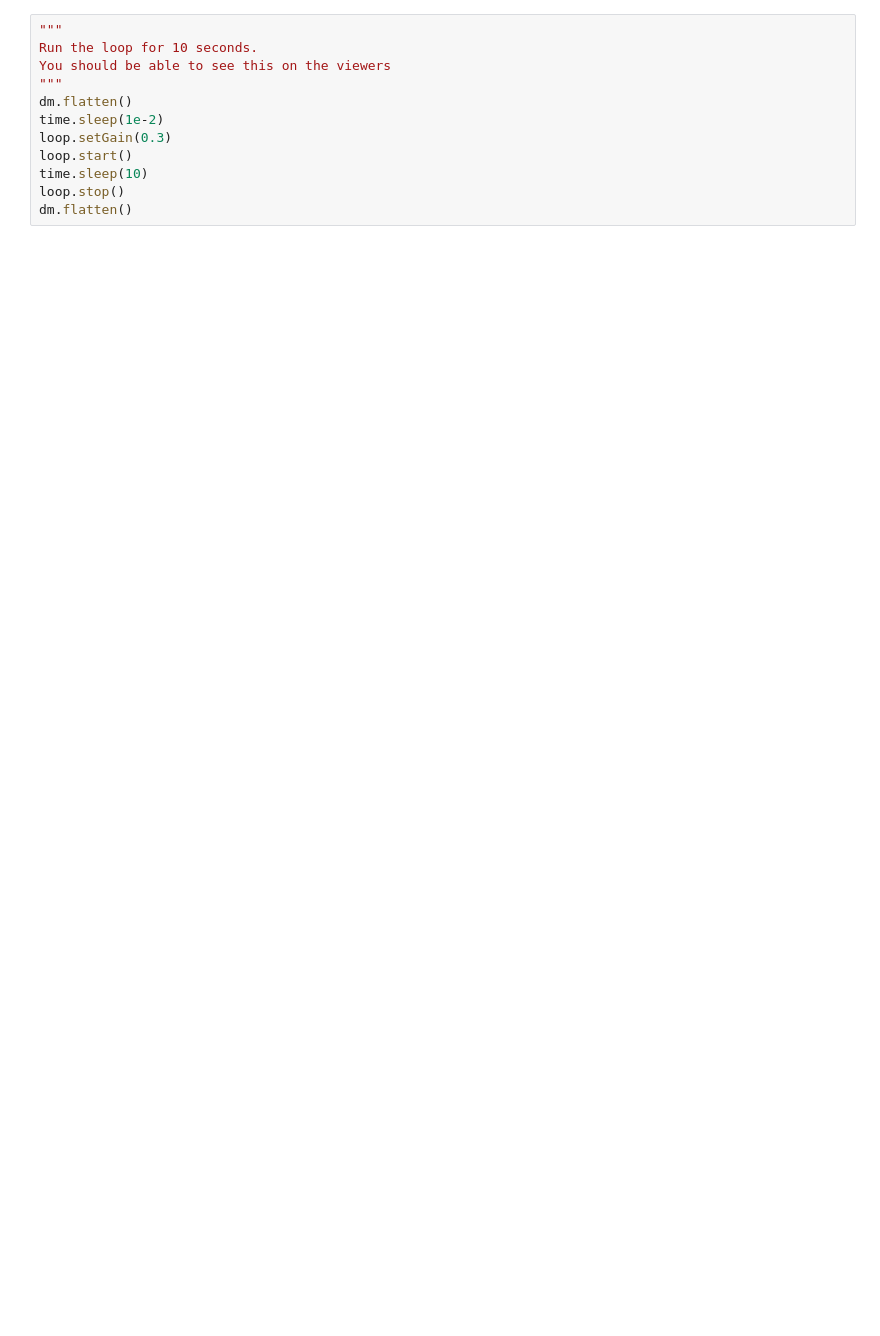
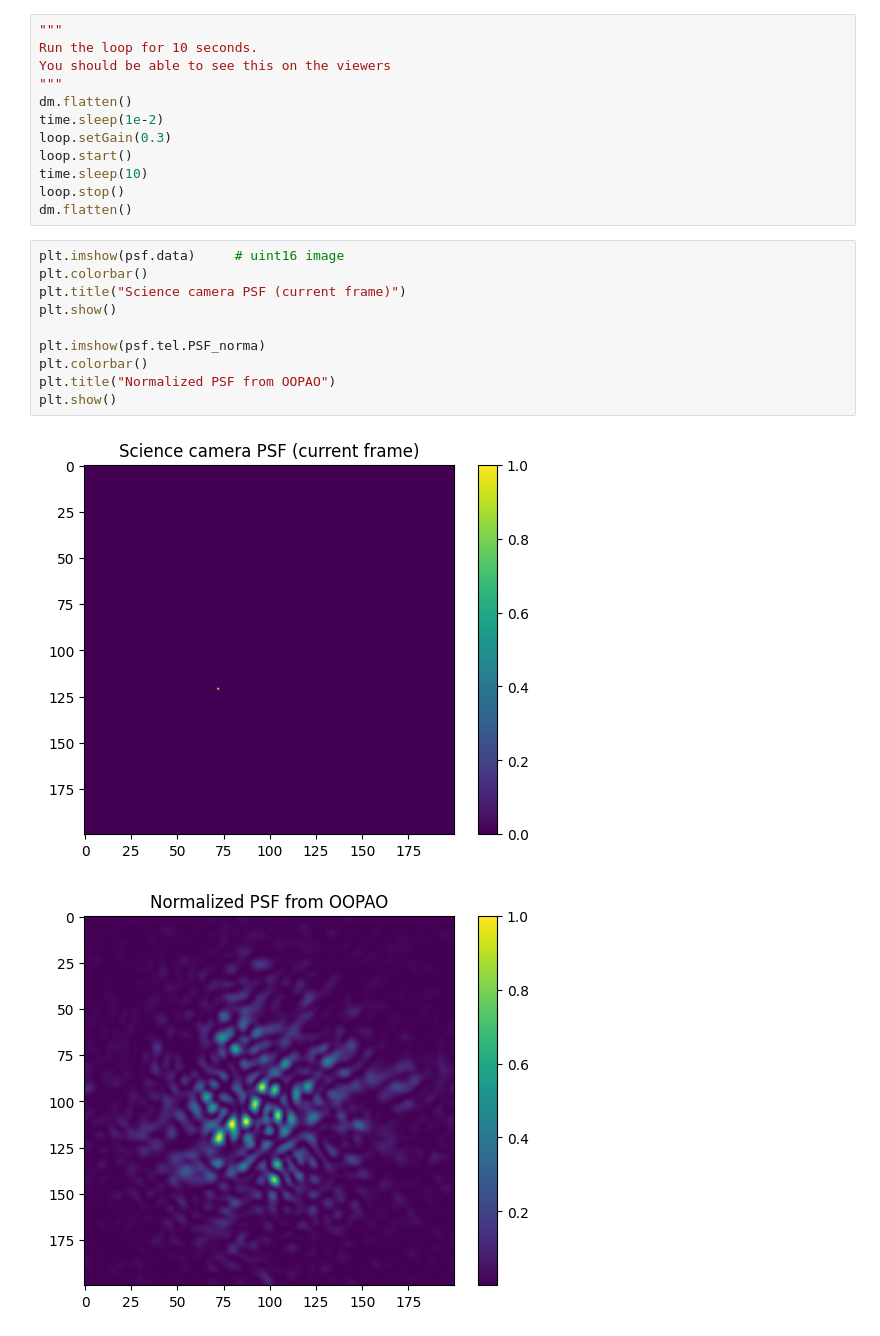
Before and after one commit to jacotay7/pyRTC, a Jupyter notebook: examples/scao/pywfs_example_OOPAO.ipynb, the cells around one changed output. Drawn from its saved outputs; the diff is of its cells as text; blank space fills up the shorter version.

```diff
--- a/examples/scao/pywfs_example_OOPAO.ipynb
+++ b/examples/scao/pywfs_example_OOPAO.ipynb
@@ -157,4 +167,17 @@ loop.start()
 time.sleep(10)
 loop.stop()
 dm.flatten()
+# %%
+plt.imshow(psf.data)     # uint16 image
+plt.colorbar()
+plt.title("Science camera PSF (current frame)")
+plt.show()
+
+plt.imshow(psf.tel.PSF_norma)
+plt.colorbar()
+plt.title("Normalized PSF from OOPAO")
+plt.show()
+# %% [output]
+[figure, added]
+[figure, added]
 # %%
```
Also changed, not shown: parts of 5 cells of this notebook.
